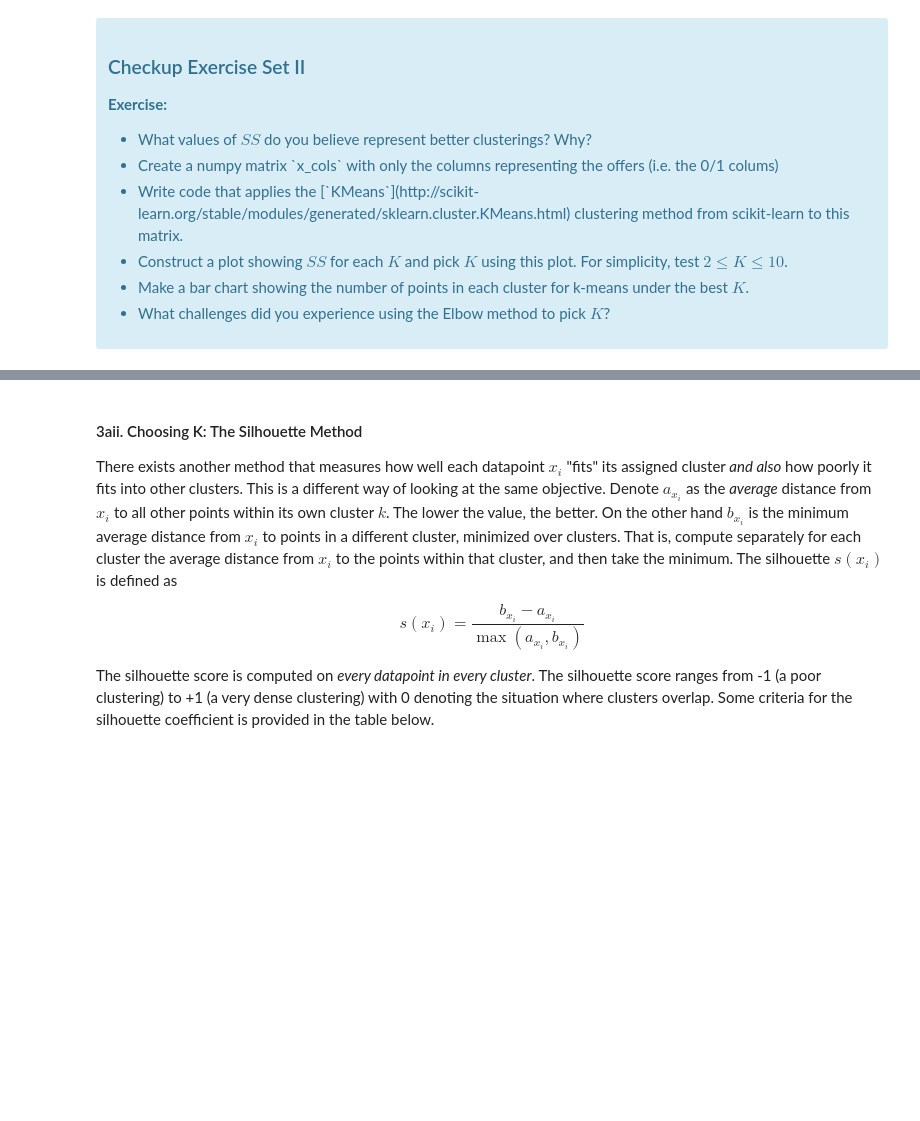
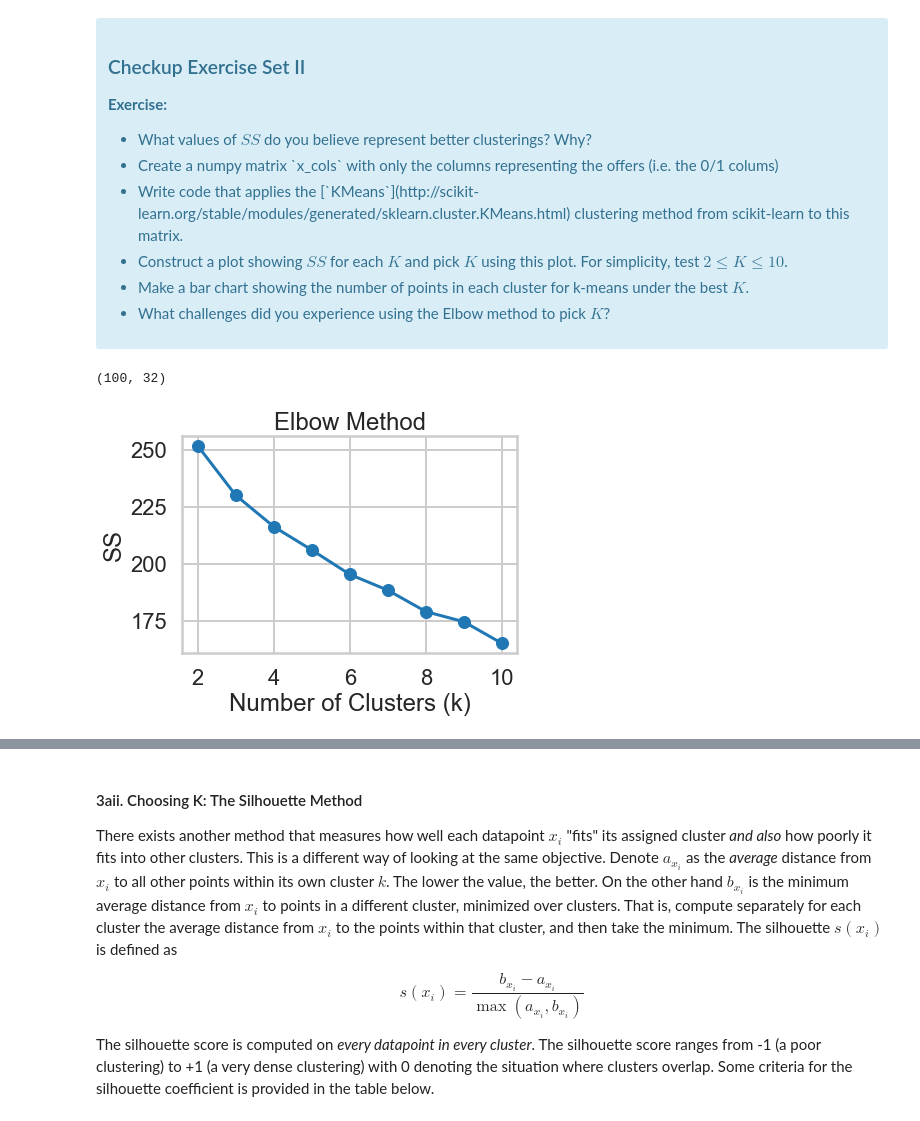
Before and after one commit to GwenToves/SpringBoard, a Jupyter notebook: Unsupervised Learning Case Studies/Clustering Case Study/Clustering Case Study - Customer Segmentation with K-Means - Tier 3.ipynb, the cells around one changed output, grey strips where cells are left out. Cells and saved outputs as stored; diff of their text form; code cells hidden in the pictures; blank space fills up the shorter version.

```diff
--- a/Unsupervised Learning Case Studies/Clustering Case Study/Clustering Case Study - Customer Segmentation with K-Means - Tier 3.ipynb
+++ b/Unsupervised Learning Case Studies/Clustering Case Study/Clustering Case Study - Customer Segmentation with K-Means - Tier 3.ipynb
@@ -113,0 +116,7 @@ Name: offer_id, dtype: float64
+# %%
+#your turn
+df = pd.pivot_table(df_transactions, values='n', index='customer_name',
+                    columns='offer_id', aggfunc=np.sum, fill_value=0)
+df.reset_index(inplace=True)
+df.columns.name = None
+df
@@ -144,0 +192,23 @@ where $x_i$ is a point, $C_k$ represents cluster $k$ and $\mu_k$ is the centroid
+# %%
+# create a numpy matrix 'x_cols'
+x_cols = df.drop('customer_name', axis=1).values
+x_cols.shape
+# %% [output]
+(100, 32)
+# %%
+# elbow method
+SS = []
+k_values = range(2,11)
+
+for k in k_values:
+    kmeans = sklearn.cluster.KMeans(n_clusters=k)
+    kmeans.fit(x_cols)
+    SS.append(kmeans.inertia_)
+
+plt.plot(k_values, SS, marker='o')
+plt.xlabel('Number of Clusters (k)')
+plt.ylabel('SS')
+plt.title('Elbow Method')
+plt.show();
+# %% [output]
+[figure, added]
```
Also changed, not shown: parts of 15 cells of this notebook.
